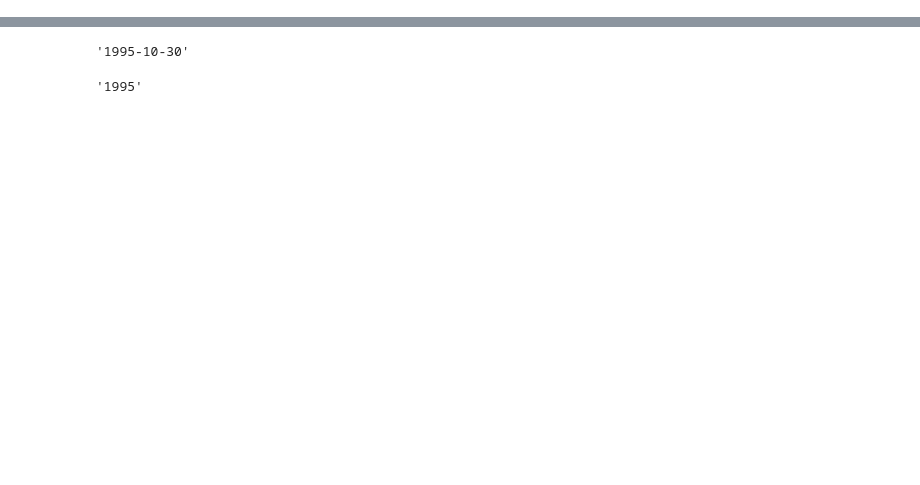
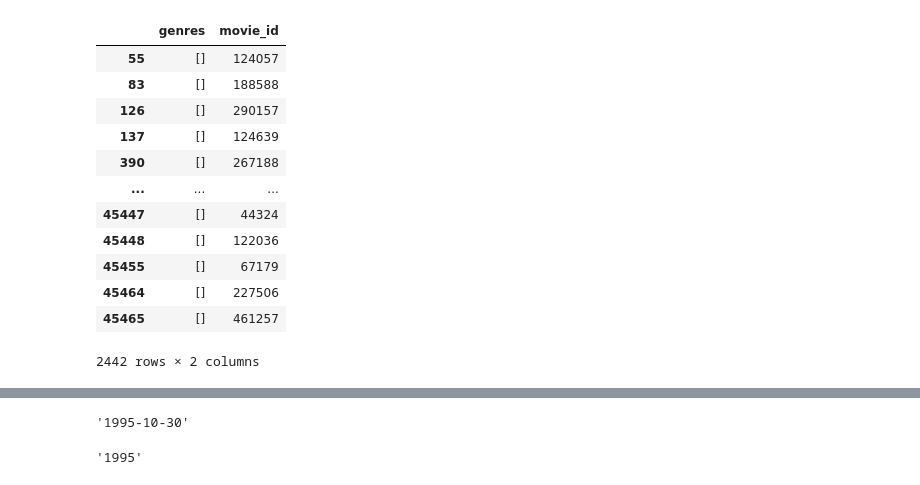
Before and after one commit to FranciscoHugoLezik/Proyecto_Peliculas, a Jupyter notebook: notebooks/ETL/movies.ipynb, the cells around one changed output, grey strips where cells are left out. Drawn from its saved outputs; the diff is of its cells as text; code cells hidden in the pictures; blank space fills up the shorter version.

```diff
--- a/notebooks/ETL/movies.ipynb
+++ b/notebooks/ETL/movies.ipynb
@@ -17,0 +212,16 @@ movies = (
+# %%
+genres[genres['genres'] == "[]"]
+# %% [output]
+|  | genres | movie_id |
+| 55 | [] | 124057 |
+| 83 | [] | 188588 |
+| 126 | [] | 290157 |
+| 137 | [] | 124639 |
+| 390 | [] | 267188 |
+| ... | ... | ... |
+| 45447 | [] | 44324 |
+| 45448 | [] | 122036 |
+| 45455 | [] | 67179 |
+| 45464 | [] | 227506 |
+| 45465 | [] | 461257 |
+2442 rows × 2 columns
```
Also changed, not shown: parts of 130 cells of this notebook, 2 other files.
